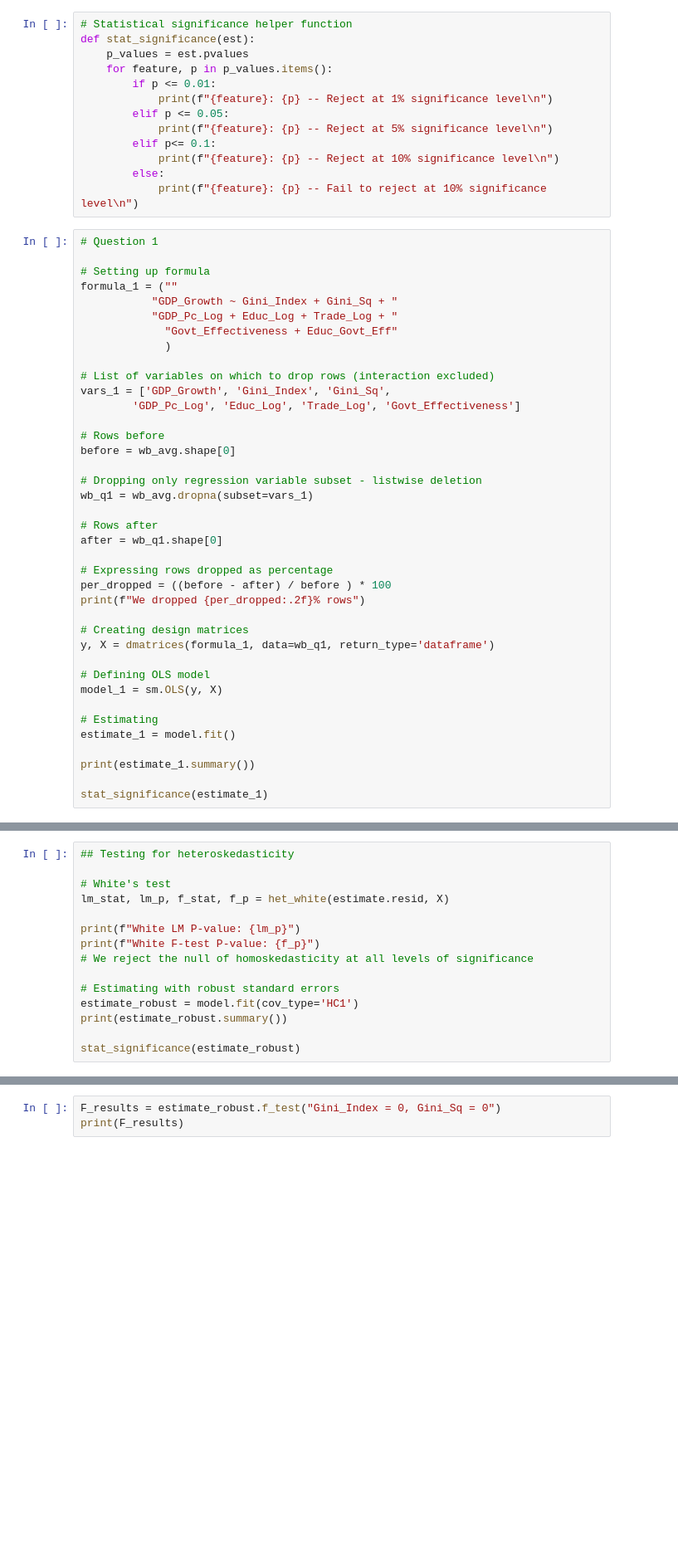
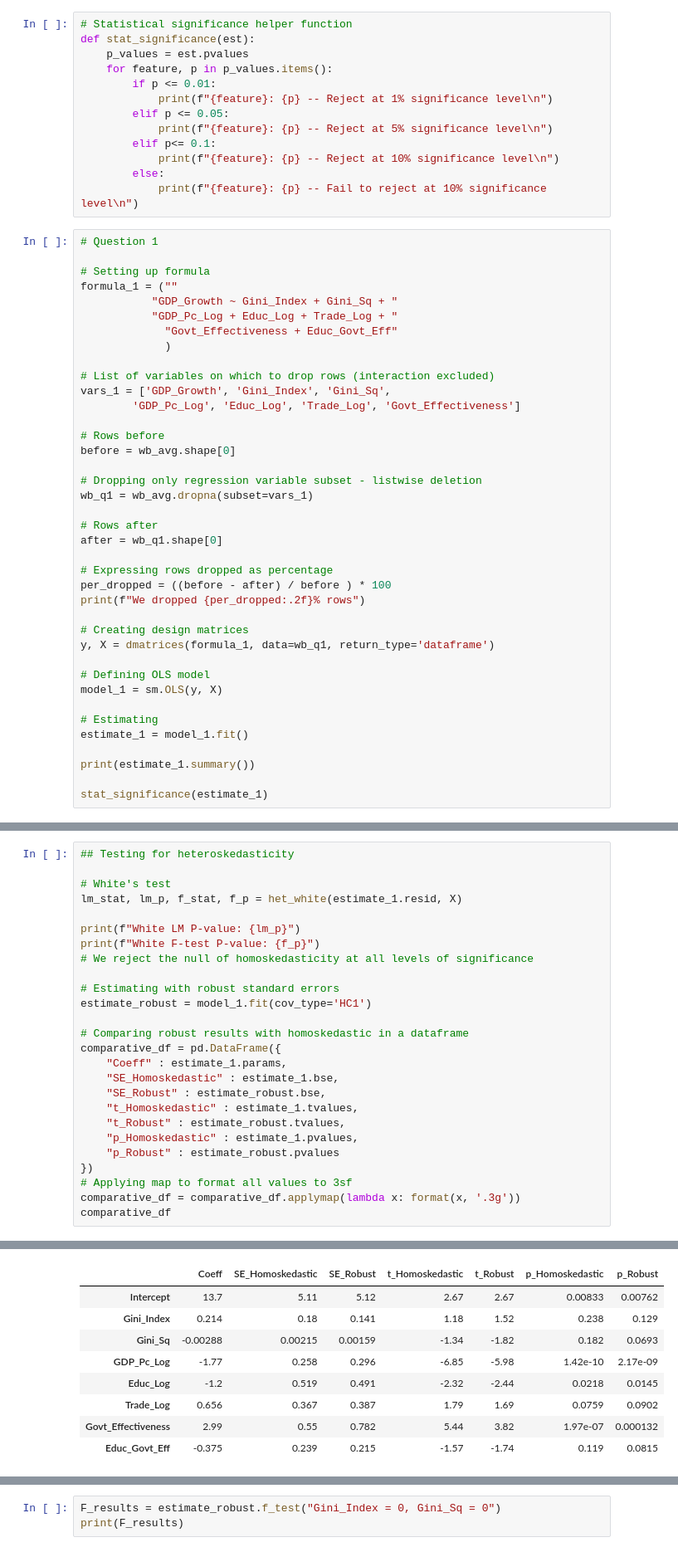
Before and after one commit to adrymmm/WorldBankPanel, a Jupyter notebook: data_exploration.ipynb, the cells around one changed output, grey strips where cells are left out. Shown at 83% size. Cells and saved outputs as stored; diff of their text form; blank space fills up the shorter version.

Commit message:
Added summary interpretations and formatting. Cut down on more clutter

```diff
--- a/data_exploration.ipynb
+++ b/data_exploration.ipynb
@@ -810,7 +810,7 @@ y, X = dmatrices(formula_1, data=wb_q1, return_type='dataframe')
 model_1 = sm.OLS(y, X)
 
 # Estimating
-estimate_1 = model.fit()
+estimate_1 = model_1.fit()
 
 print(estimate_1.summary())
 
@@ -840,17 +860,28 @@ We run White's test and then re-estimate the moel using robust standard errors i
 ## Testing for heteroskedasticity
 
 # White's test
-lm_stat, lm_p, f_stat, f_p = het_white(estimate.resid, X)
+lm_stat, lm_p, f_stat, f_p = het_white(estimate_1.resid, X)
 
 print(f"White LM P-value: {lm_p}")
 print(f"White F-test P-value: {f_p}")
 # We reject the null of homoskedasticity at all levels of significance
 
 # Estimating with robust standard errors
-estimate_robust = model.fit(cov_type='HC1')
-print(estimate_robust.summary())
+estimate_robust = model_1.fit(cov_type='HC1')
 
-stat_significance(estimate_robust)
+# Comparing robust results with homoskedastic in a dataframe
+comparative_df = pd.DataFrame({
+    "Coeff" : estimate_1.params,
+    "SE_Homoskedastic" : estimate_1.bse,
+    "SE_Robust" : estimate_robust.bse,
+    "t_Homoskedastic" : estimate_1.tvalues,
+    "t_Robust" : estimate_robust.tvalues,
+    "p_Homoskedastic" : estimate_1.pvalues,
+    "p_Robust" : estimate_robust.pvalues
+})
+# Applying map to format all values to 3sf
+comparative_df = comparative_df.applymap(lambda x: format(x, '.3g'))
+comparative_df
 # %% [output]
 White LM P-value: 9.193359556985656e-09
 White F-test P-value: 1.243616099995026e-14
@@ -872 +888,10 @@ Educ_Govt_Eff: 0.08151819254559871 -- Reject at 10% significance level
+|  | Coeff | SE_Homoskedastic | SE_Robust | t_Homoskedastic | t_Robust | p_Homoskedastic | p_Robust |
+| Intercept | 13.7 | 5.11 | 5.12 | 2.67 | 2.67 | 0.00833 | 0.00762 |
+| Gini_Index | 0.214 | 0.18 | 0.141 | 1.18 | 1.52 | 0.238 | 0.129 |
+| Gini_Sq | -0.00288 | 0.00215 | 0.00159 | -1.34 | -1.82 | 0.182 | 0.0693 |
+| GDP_Pc_Log | -1.77 | 0.258 | 0.296 | -6.85 | -5.98 | 1.42e-10 | 2.17e-09 |
+| Educ_Log | -1.2 | 0.519 | 0.491 | -2.32 | -2.44 | 0.0218 | 0.0145 |
+| Trade_Log | 0.656 | 0.367 | 0.387 | 1.79 | 1.69 | 0.0759 | 0.0902 |
+| Govt_Effectiveness | 2.99 | 0.55 | 0.782 | 5.44 | 3.82 | 1.97e-07 | 0.000132 |
+| Educ_Govt_Eff | -0.375 | 0.239 | 0.215 | -1.57 | -1.74 | 0.119 | 0.0815 |
 # %% [markdown]
```
Also changed, not shown: parts of 32 cells of this notebook.
